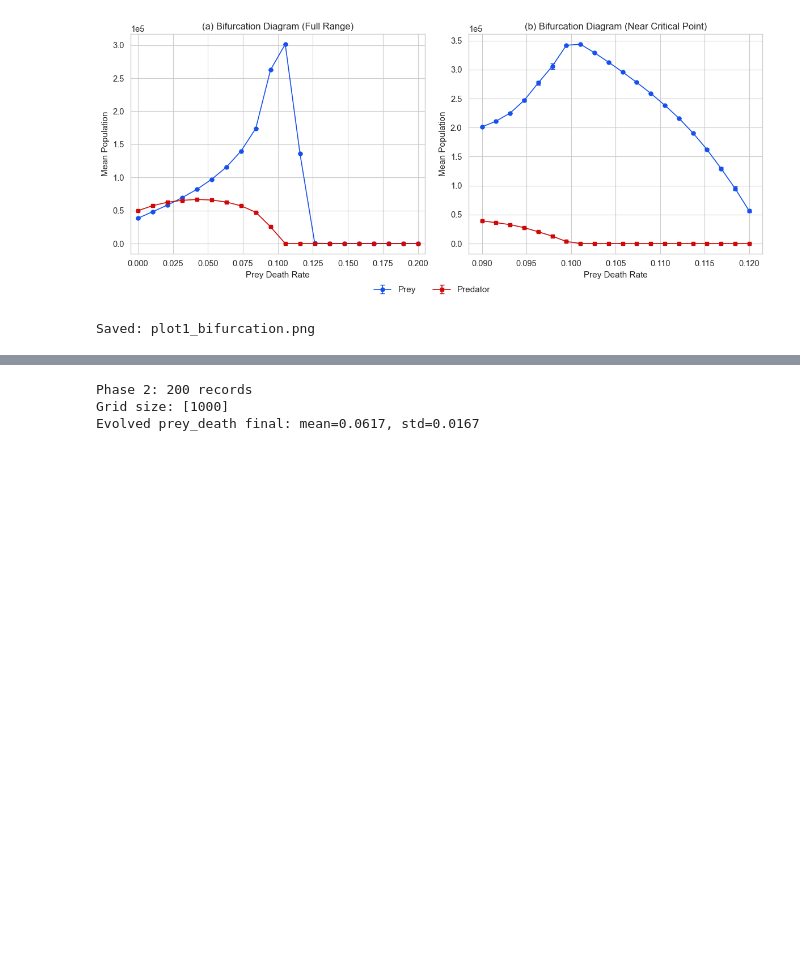
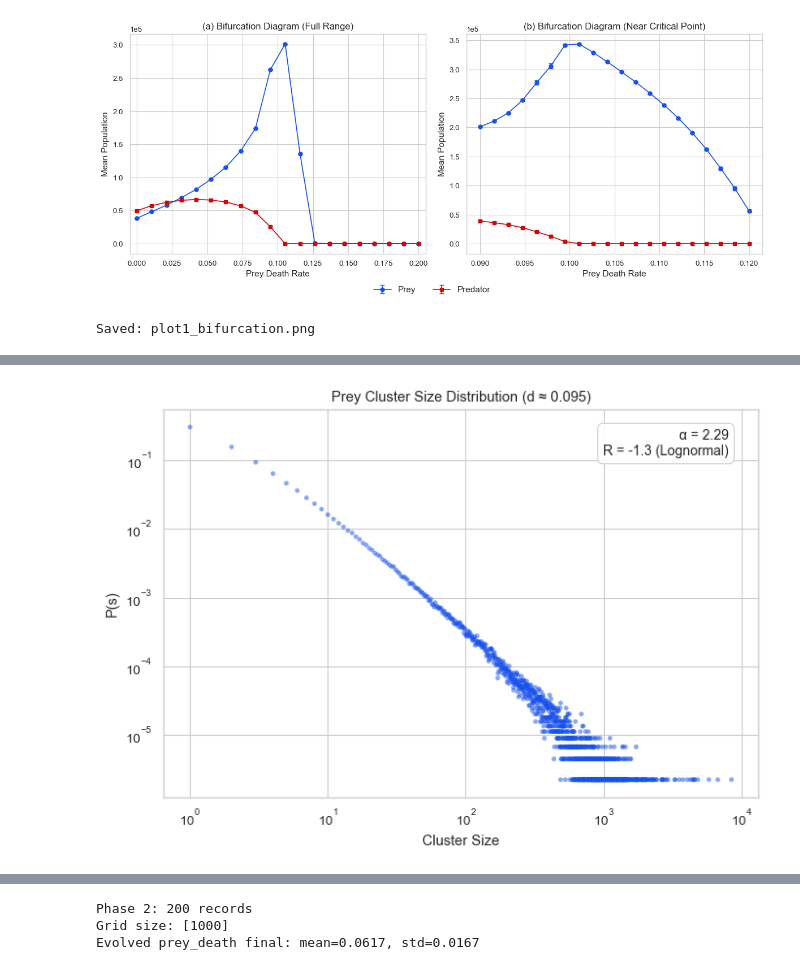
Before and after one commit to codegithubka/CSS_Project, a Jupyter notebook: notebooks/plots.ipynb, the cells around one changed output, grey strips where cells are left out. Cells and saved outputs as stored; diff of their text form; code cells hidden in the pictures; blank space fills up the shorter version.

```diff
--- a/notebooks/plots.ipynb
+++ b/notebooks/plots.ipynb
@@ -314,0 +385,31 @@ plt.show()
+# %%
+# === Prey Cluster Size Distribution ===
+
+fig, ax = plt.subplots(figsize=(7, 5))
+
+# Empirical data
+ax.scatter(x_crit, y_crit, color=COLORS['prey'], s=12, alpha=0.5, edgecolors='none')
+
+ax.set_xscale('log')
+ax.set_yscale('log')
+ax.set_xlabel('Cluster Size')
+ax.set_ylabel('P(s)')
+ax.set_title(f'Prey Cluster Size Distribution (d ≈ 0.095)')
+
+# Statistics annotation
+winner = "TPL wins" if R_tpl_ln > 0 else "Lognormal"
+stats_text = (f'α = {fit_crit.truncated_power_law.alpha:.2f}\n'
+              f'R = {R_tpl_ln:+.1f} ({winner})')
+
+ax.text(0.95, 0.95, stats_text,
+        transform=ax.transAxes,
+        verticalalignment='top',
+        horizontalalignment='right',
+        fontsize=10,
+        bbox=dict(boxstyle='round,pad=0.4', facecolor='white',
+                  edgecolor='0.8', alpha=0.9))
+
+plt.tight_layout()
+plt.show()
+# %% [output]
+[figure, added]
```
Also changed, not shown: parts of 75 cells of this notebook, 14 other files.
